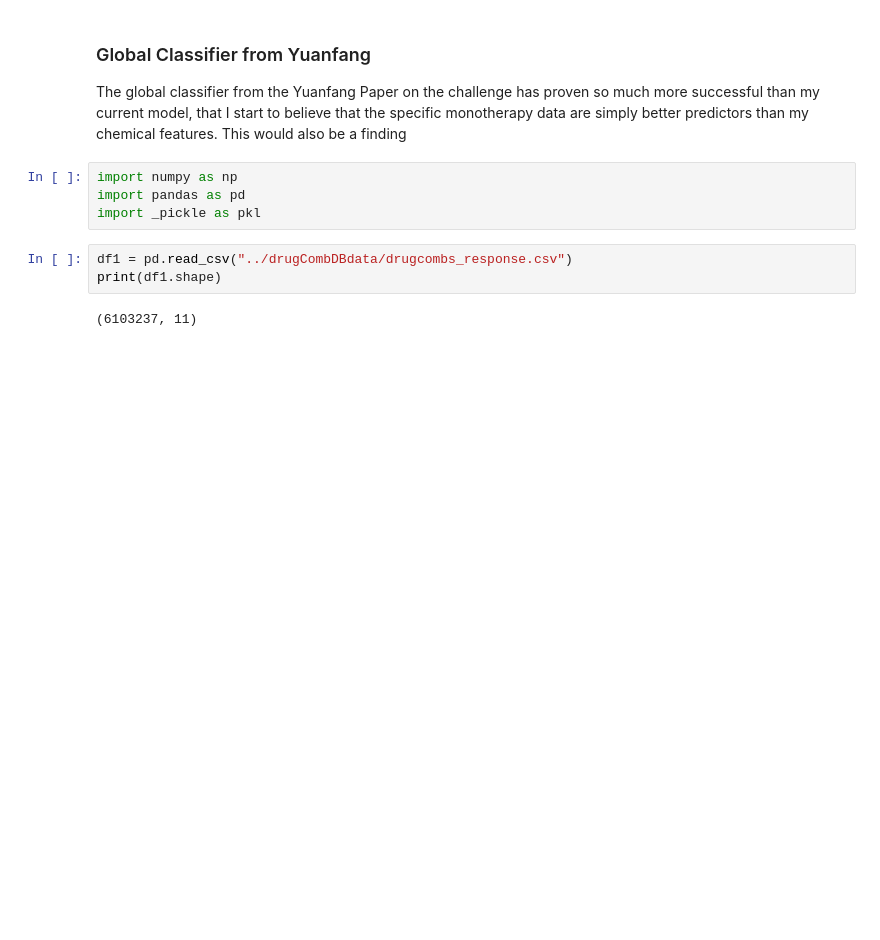
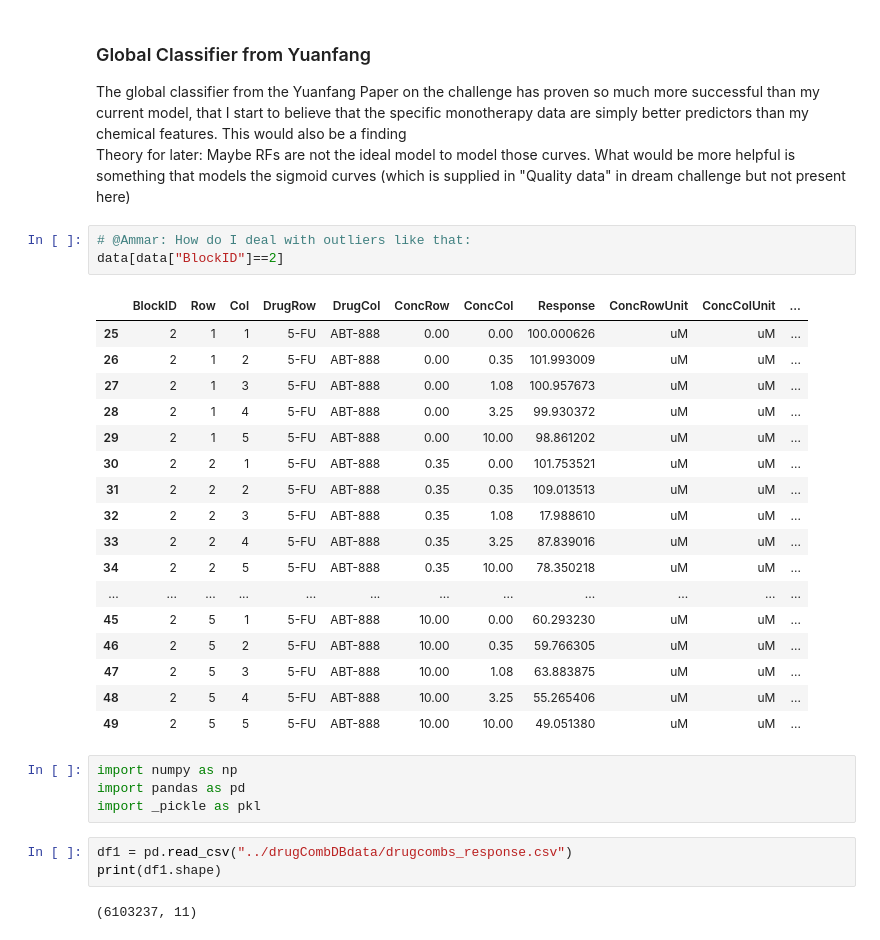
Before and after one commit to stefanhuber1510/marbleProject, a Jupyter notebook: scoring/reconstructGlobalClassifier.ipynb, the cells around one changed output. Drawn from its saved outputs; the diff is of its cells as text; blank space fills up the shorter version.

Commit message:
implementing the first feats of global model

```diff
--- a/scoring/reconstructGlobalClassifier.ipynb
+++ b/scoring/reconstructGlobalClassifier.ipynb
@@ -1,7 +1,29 @@
 # %% [markdown]
 ### Global Classifier from Yuanfang
 
-The global classifier from the Yuanfang Paper on the challenge has proven so much more successful than my current model, that I start to believe that the specific monotherapy data are simply better predictors than my chemical features. This would also be a finding
+The global classifier from the Yuanfang Paper on the challenge has proven so much more successful than my current model, that I start to believe that the specific monotherapy data are simply better predictors than my chemical features. This would also be a finding<br>
+Theory for later: Maybe RFs are not the ideal model to model those curves. What would be more helpful is something that models the sigmoid curves (which is supplied in "Quality data" in dream challenge but not present here)
+# %%
+# @Ammar: How do I deal with outliers like that:
+data[data["BlockID"]==2]
+# %% [output]
+|  | BlockID | Row | Col | DrugRow | DrugCol | ConcRow | ConcCol | Response | ConcRowUnit | ConcColUnit | ... |
+| 25 | 2 | 1 | 1 | 5-FU | ABT-888 | 0.00 | 0.00 | 100.000626 | uM | uM | ... |
+| 26 | 2 | 1 | 2 | 5-FU | ABT-888 | 0.00 | 0.35 | 101.993009 | uM | uM | ... |
+| 27 | 2 | 1 | 3 | 5-FU | ABT-888 | 0.00 | 1.08 | 100.957673 | uM | uM | ... |
+| 28 | 2 | 1 | 4 | 5-FU | ABT-888 | 0.00 | 3.25 | 99.930372 | uM | uM | ... |
+| 29 | 2 | 1 | 5 | 5-FU | ABT-888 | 0.00 | 10.00 | 98.861202 | uM | uM | ... |
+| 30 | 2 | 2 | 1 | 5-FU | ABT-888 | 0.35 | 0.00 | 101.753521 | uM | uM | ... |
+| 31 | 2 | 2 | 2 | 5-FU | ABT-888 | 0.35 | 0.35 | 109.013513 | uM | uM | ... |
+| 32 | 2 | 2 | 3 | 5-FU | ABT-888 | 0.35 | 1.08 | 17.988610 | uM | uM | ... |
+| 33 | 2 | 2 | 4 | 5-FU | ABT-888 | 0.35 | 3.25 | 87.839016 | uM | uM | ... |
+| 34 | 2 | 2 | 5 | 5-FU | ABT-888 | 0.35 | 10.00 | 78.350218 | uM | uM | ... |
+| ... | ... | ... | ... | ... | ... | ... | ... | ... | ... | ... | ... |
+| 45 | 2 | 5 | 1 | 5-FU | ABT-888 | 10.00 | 0.00 | 60.293230 | uM | uM | ... |
+| 46 | 2 | 5 | 2 | 5-FU | ABT-888 | 10.00 | 0.35 | 59.766305 | uM | uM | ... |
+| 47 | 2 | 5 | 3 | 5-FU | ABT-888 | 10.00 | 1.08 | 63.883875 | uM | uM | ... |
+| 48 | 2 | 5 | 4 | 5-FU | ABT-888 | 10.00 | 3.25 | 55.265406 | uM | uM | ... |
+| 49 | 2 | 5 | 5 | 5-FU | ABT-888 | 10.00 | 10.00 | 49.051380 | uM | uM | ... |
 # %%
 import numpy as np
 import pandas as pd
```
Also changed, not shown: parts of 15 cells of this notebook.
